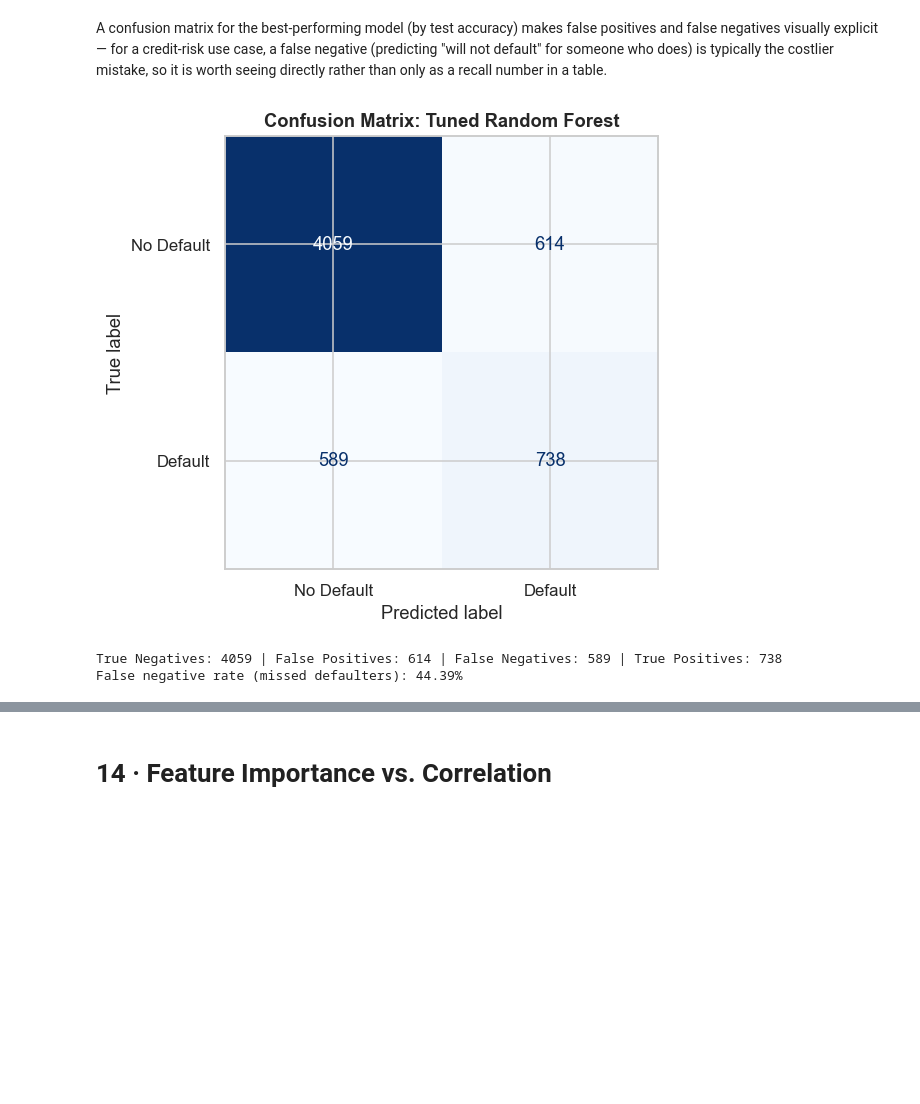
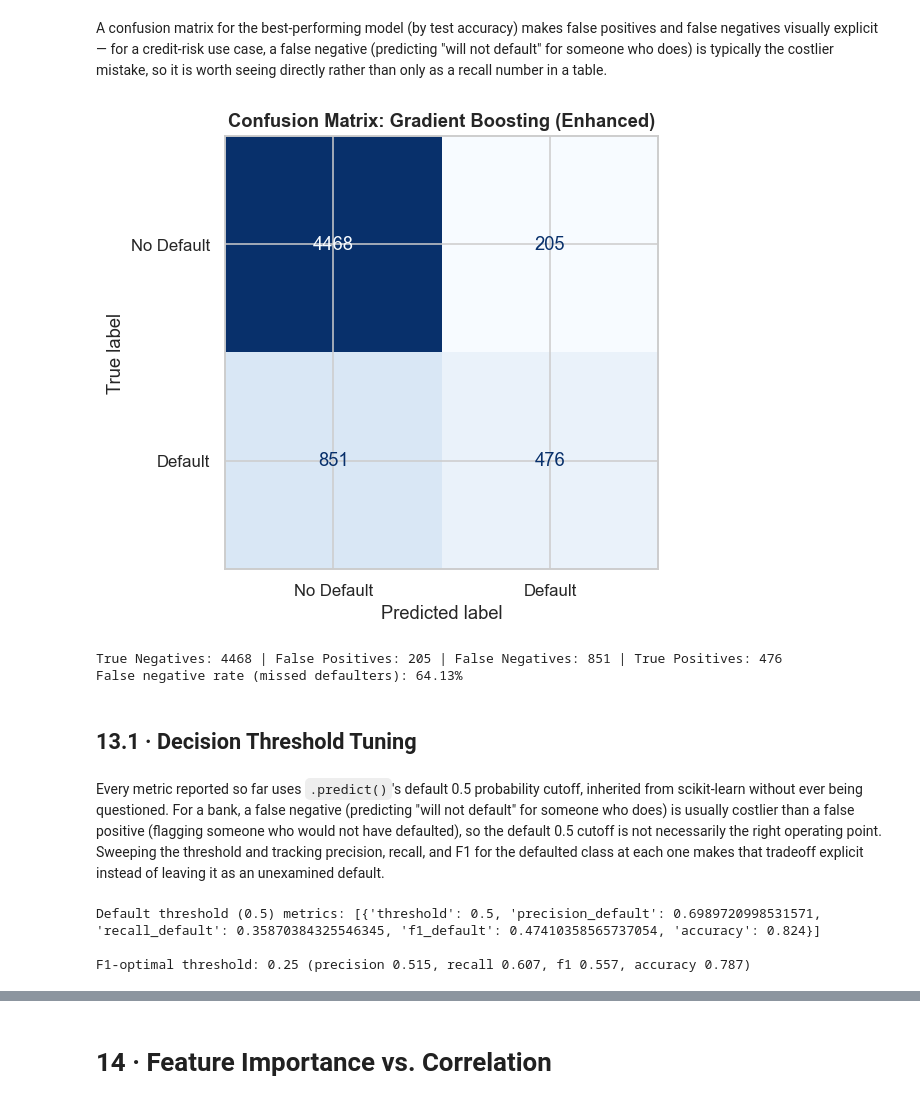
Before and after one commit to Vignnite/Esemble-ability-of-supervised-models, a Jupyter notebook: Random_Forest_case_study/credit_Card_defaulter_rf_case_study.ipynb, the cells around one changed output, grey strips where cells are left out. Cells and saved outputs as stored; diff of their text form; code cells hidden in the pictures; blank space fills up the shorter version.

```diff
--- a/Random_Forest_case_study/credit_Card_defaulter_rf_case_study.ipynb
+++ b/Random_Forest_case_study/credit_Card_defaulter_rf_case_study.ipynb
@@ -1716,6 +1720,7 @@ forest_param_grid = {
     "model__max_depth": [None, 10, 20],
     "model__min_samples_split": [2, 5],
     "model__min_samples_leaf": [1, 2],
+    "model__ccp_alpha": [0.0, 0.0005, 0.001],
 }
 forest_grid = GridSearchCV(
     build_pipeline(RandomForestClassifier(random_state=RANDOM_STATE, class_weight="balanced", bootstrap=True)),
@@ -1875,7 +2130,7 @@ traced across the four stages, so the overall improvement path (or lack of
 one) for every model family is visible at a glance rather than read off the
 table row by row.
 # %%
-stage_order = ["Baseline", "EDA (no imbalance)", "EDA + imbalance handled", "Tuned"]
+stage_order = ["Baseline", "EDA (no imbalance)", "EDA + imbalance handled", "Tuned", "Enhanced"]
 full_comparison["stage"] = pd.Categorical(full_comparison["stage"], categories=stage_order, ordered=True)
 full_comparison_sorted = full_comparison.sort_values(["model", "stage"])
 
@@ -1905,19 +2163,19 @@ only tuned candidates are eligible to be the final recommended model.
 # %%
-tuned_only = full_comparison[full_comparison["stage"] == "Tuned"]
-best_row = tuned_only.loc[tuned_only["test_accuracy"].idxmax()]
-print(f"Best overall (from the Tuned stage only): {best_row['model']} "
+eligible = full_comparison[full_comparison["stage"].isin(["Tuned", "Enhanced"])]
+best_row = eligible.loc[eligible["test_auc"].idxmax()]
+print(f"Best overall (from Tuned/Enhanced, by test AUC): {best_row['model']} at the '{best_row['stage']}' stage "
       f"(test accuracy {best_row['test_accuracy']:.4f}, test AUC {best_row['test_auc']:.4f}, "
       f"overfit verdict {best_row['verdict']})")
 
 raw_best_row = full_comparison.loc[full_comparison["test_accuracy"].idxmax()]
-if raw_best_row["stage"] != "Tuned":
+if raw_best_row["model"] != best_row["model"] or raw_best_row["stage"] != best_row["stage"]:
     print(
-        f"\nNote: the single highest raw test accuracy across all 16 rows actually belongs to "
-        f"{raw_best_row['model']} at the '{raw_best_row['stage']}' stage "
-        f"(accuracy {raw_best_row['test_accuracy']:.4f}), but that row is still {raw_best_row['verdict']} "
+        f"\nNote: the single highest raw test accuracy across all {len(full_comparison)} rows actually "
+        f"belongs to {raw_best_row['model']} at the '{raw_best_row['stage']}' stage "
+        f"(accuracy {raw_best_row['test_accuracy']:.4f}), but that row is {raw_best_row['verdict']} "
         f"with recall on the defaulted class of only {raw_best_row['test_recall_default']:.3f}, "
-        f"versus {best_row['test_recall_default']:.3f} for the chosen tuned model. Raw accuracy alone "
-        f"would have picked the worse model for this business problem."
+        f"versus {best_row['test_recall_default']:.3f} for the chosen model. Raw accuracy alone would "
+        f"have picked a worse model for this business problem."
     )
 
 grand_summary_text = (
@@ -1952,26 +2208,64 @@ rather than only as a recall number in a table.
 # %%
 best_model_name = best_row["model"]
 best_models_by_name = {
-    "Logistic Regression": tuned_logistic,
-    "KNN": tuned_knn,
-    "Decision Tree": tuned_tree,
-    "Random Forest": tuned_forest,
+    "Logistic Regression": (tuned_logistic, X_test),
+    "KNN": (tuned_knn, X_test),
+    "Decision Tree": (tuned_tree, X_test),
+    "Random Forest": (tuned_forest, X_test),
+    "Random Forest + Features": (enhanced_forest, X_test_enh),
+    "Gradient Boosting": (tuned_gbm, X_test_enh),
 }
-final_model = best_models_by_name[best_model_name]
-final_X_test = X_test
+final_model, final_X_test = best_models_by_name[best_model_name]
 final_predictions = final_model.predict(final_X_test)
 
 cm = confusion_matrix(yc_test, final_predictions)
 fig, ax = plt.subplots(figsize=(6, 5))
 ConfusionMatrixDisplay(cm, display_labels=["No Default", "Default"]).plot(ax=ax, cmap="Blues", colorbar=False)
-ax.set_title(f"Confusion Matrix: Tuned {best_model_name}")
+ax.set_title(f"Confusion Matrix: {best_model_name} ({best_row['stage']})")
 plt.tight_layout()
 plt.show()
 
 tn, fp, fn, tp = cm.ravel()
 print(f"True Negatives: {tn} | False Positives: {fp} | False Negatives: {fn} | True Positives: {tp}")
 print(f"False negative rate (missed defaulters): {fn / (fn + tp):.2%}")
 # %% [output]
-[figure, old version]
+[figure, new version]
-True Negatives: 4059 | False Positives: 614 | False Negatives: 589 | True Positives: 738
-False negative rate (missed defaulters): 44.39%
+True Negatives: 4468 | False Positives: 205 | False Negatives: 851 | True Positives: 476
+False negative rate (missed defaulters): 64.13%
+# %% [markdown]
+## 13.1 · Decision Threshold Tuning
+# %% [markdown]
+Every metric reported so far uses `.predict()`'s default 0.5 probability
+cutoff, inherited from scikit-learn without ever being questioned. For a
+bank, a false negative (predicting "will not default" for someone who does)
+is usually costlier than a false positive (flagging someone who would not
+have defaulted), so the default 0.5 cutoff is not necessarily the right
+operating point. Sweeping the threshold and tracking precision, recall, and
+F1 for the defaulted class at each one makes that tradeoff explicit instead
+of leaving it as an unexamined default.
+# %%
+final_probabilities = final_model.predict_proba(final_X_test)[:, 1]
+thresholds = np.arange(0.05, 0.96, 0.05)
+
+threshold_rows = []
+for threshold in thresholds:
+    preds_at_threshold = (final_probabilities >= threshold).astype(int)
+    report_at_threshold = classification_report(yc_test, preds_at_threshold, output_dict=True, zero_division=0)
+    threshold_rows.append({
+        "threshold": threshold,
+        "precision_default": report_at_threshold["1"]["precision"],
+        "recall_default": report_at_threshold["1"]["recall"],
+        "f1_default": report_at_threshold["1"]["f1-score"],
+        "accuracy": accuracy_score(yc_test, preds_at_threshold),
+    })
+
+threshold_sweep = pd.DataFrame(threshold_rows)
+best_threshold_row = threshold_sweep.loc[threshold_sweep["f1_default"].idxmax()]
+print(f"Default threshold (0.5) metrics: {threshold_sweep[threshold_sweep['threshold'].round(2) == 0.50].to_dict('records')}")
+print(f"\nF1-optimal threshold: {best_threshold_row['threshold']:.2f} "
+      f"(precision {best_threshold_row['precision_default']:.3f}, recall {best_threshold_row['recall_default']:.3f}, "
+      f"f1 {best_threshold_row['f1_default']:.3f}, accuracy {best_threshold_row['accuracy']:.3f})")
+# %% [output]
+Default threshold (0.5) metrics: [{'threshold': 0.5, 'precision_default': 0.6989720998531571, 'recall_default': 0.35870384325546345, 'f1_default': 0.47410358565737054, 'accuracy': 0.824}]
+
+F1-optimal threshold: 0.25 (precision 0.515, recall 0.607, f1 0.557, accuracy 0.787)
```
Also changed, not shown: parts of 38 cells of this notebook.
